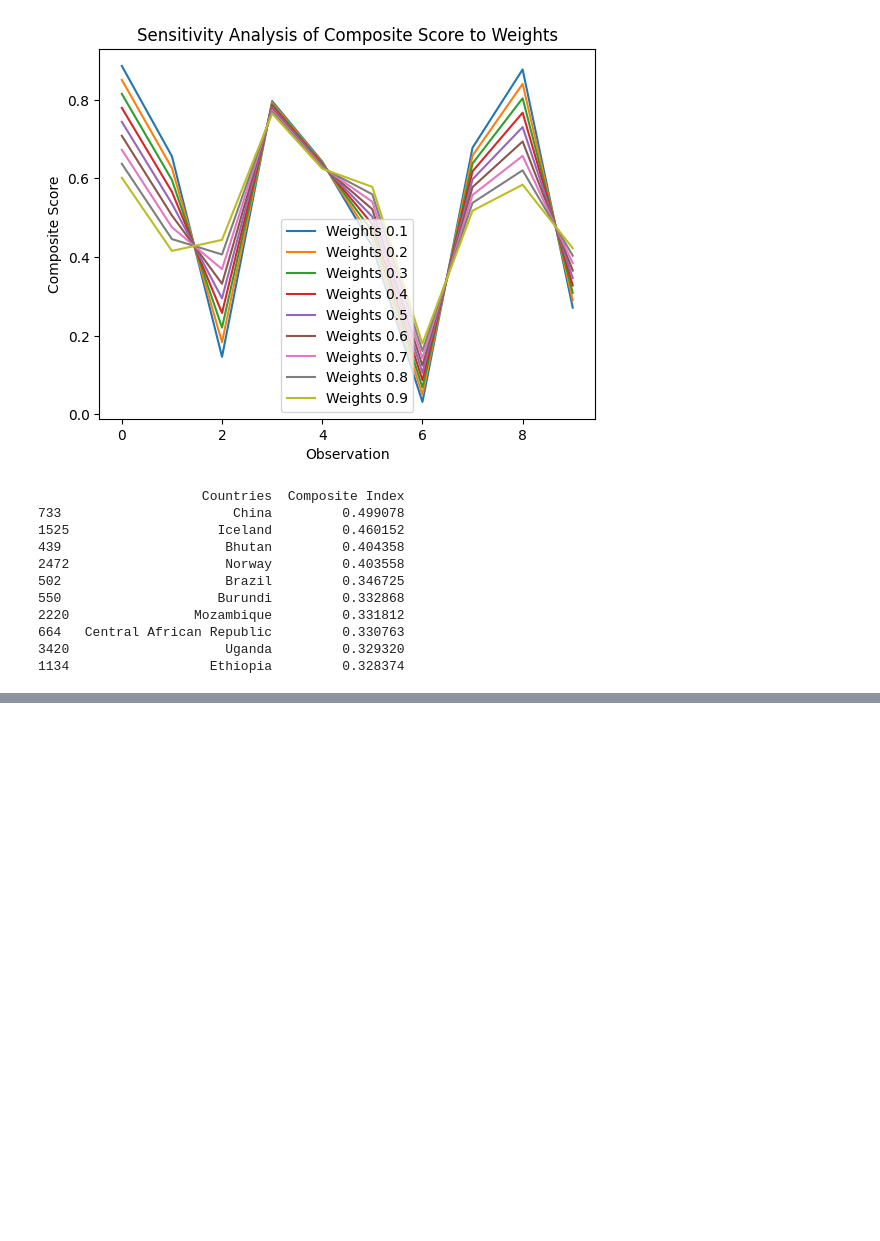
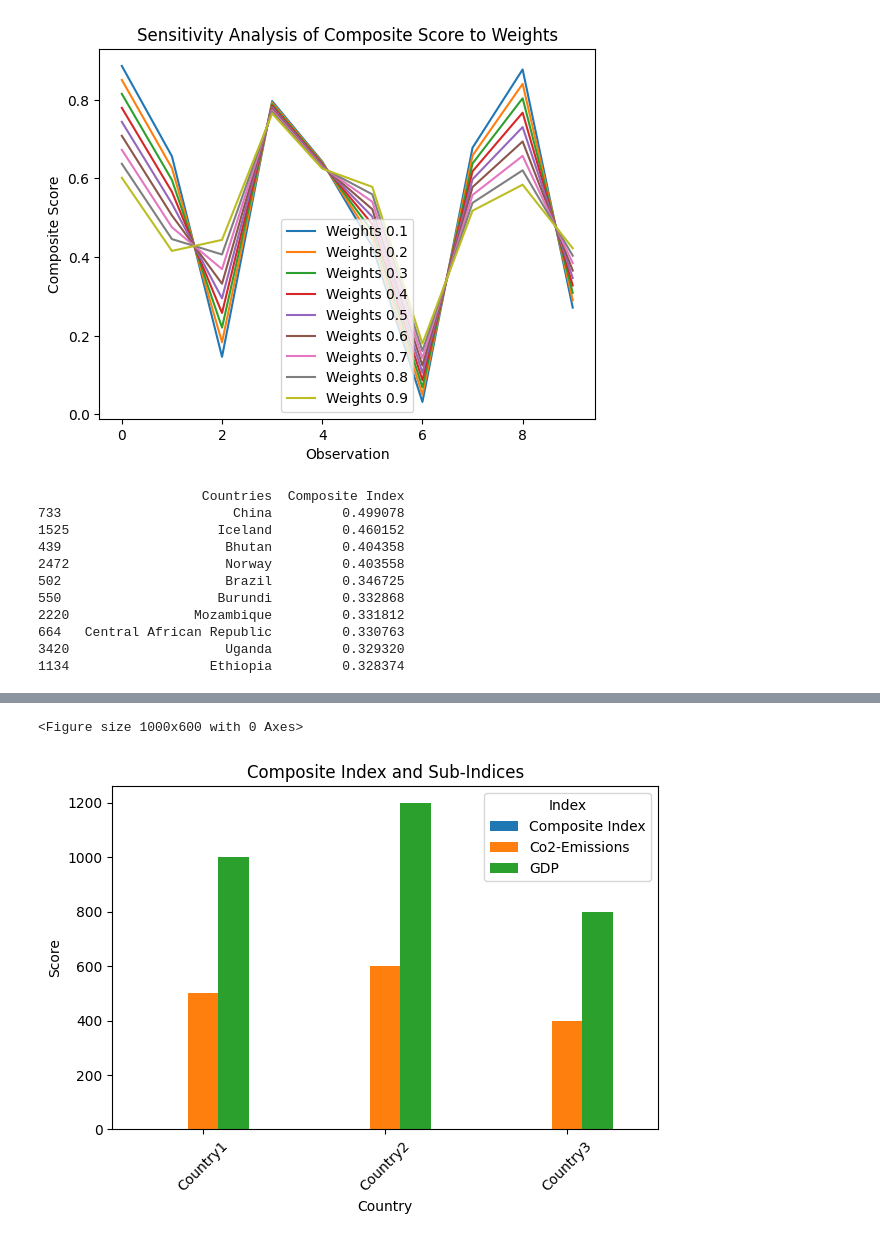
Before and after one commit to Annas-khan424/Data-visualisation, a Jupyter notebook: main.ipynb, the cells around one changed output, grey strips where cells are left out. Drawn from its saved outputs; the diff is of its cells as text; code cells hidden in the pictures; blank space fills up the shorter version.

Commit message:
merged data and get index and sub index graphs :beers:

```diff
--- a/main.ipynb
+++ b/main.ipynb
@@ -1104,0 +1154,28 @@ print(top_10_countries)
+# %%
+
+
+# Assuming df contains the composite index and sub-indices data
+# Load your data and create DataFrame 'df'
+
+# Example DataFrame creation (replace this with loading your actual data)
+data = {
+    'Countries': ['Country1', 'Country2', 'Country3'],
+    'Composite Index': [0.8, 0.7, 0.9],
+    'Co2-Emissions': [500, 600, 400],
+    'GDP': [1000, 1200, 800]
+}
+df = pd.DataFrame(data)
+
+# Plotting the data
+plt.figure(figsize=(10, 6))
+df[['Countries', 'Composite Index', 'Co2-Emissions', 'GDP']].set_index('Countries').plot(kind='bar')
+plt.title('Composite Index and Sub-Indices')
+plt.xlabel('Country')
+plt.ylabel('Score')
+plt.xticks(rotation=45)
+plt.legend(title='Index')
+plt.tight_layout()
+plt.show()
+# %% [output]
+<Figure size 1000x600 with 0 Axes>
+[figure, added]
```
Also changed, not shown: parts of 5 cells of this notebook.
